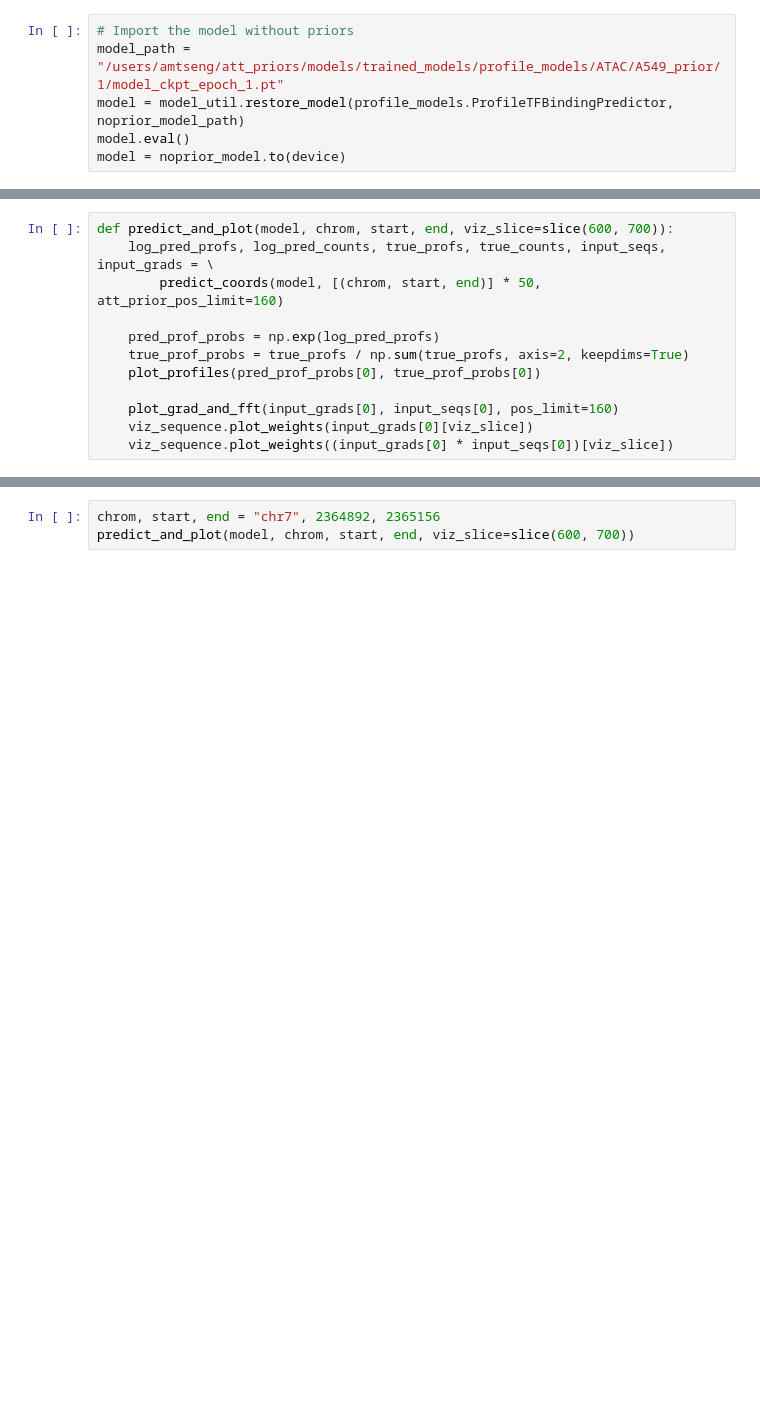
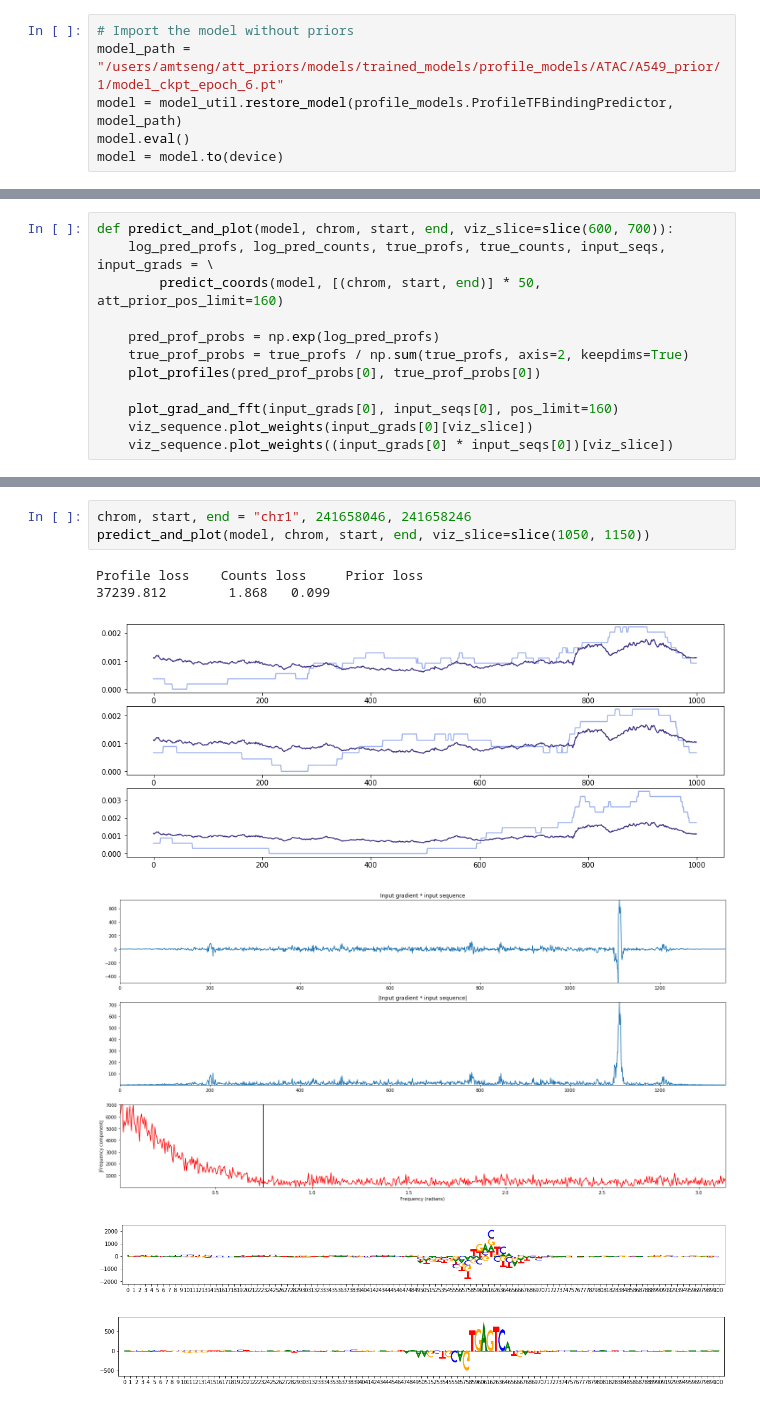
Before and after one commit to austintwang/att_priors, a Jupyter notebook: notebooks/atac_view_predictions.ipynb, the cells around one changed output, grey strips where cells are left out. Drawn from its saved outputs; the diff is of its cells as text; blank space fills up the shorter version.

```diff
--- a/notebooks/atac_view_predictions.ipynb
+++ b/notebooks/atac_view_predictions.ipynb
@@ -38,10 +38,10 @@ torch.set_grad_enabled(True)
 device = torch.device("cuda") if torch.cuda.is_available() else torch.device("cpu")
 # %%
 # Import the model without priors
-model_path = "/users/amtseng/att_priors/models/trained_models/profile_models/ATAC/A549_prior/1/model_ckpt_epoch_1.pt"
-model = model_util.restore_model(profile_models.ProfileTFBindingPredictor, noprior_model_path)
+model_path = "/users/amtseng/att_priors/models/trained_models/profile_models/ATAC/A549_prior/1/model_ckpt_epoch_6.pt"
+model = model_util.restore_model(profile_models.ProfileTFBindingPredictor, model_path)
 model.eval()
-model = noprior_model.to(device)
+model = model.to(device)
 # %% [markdown]
 ### Data preparation
 Use classes from `make_profile_dataset` to prepare positive and negative inputs.
@@ -193,5 +193,12 @@ pos_coords_table.sample(5)
 | 27878 | chr17 | 77449939 | 77450147 | atacseq_170613.t0_rep1.dedup.mask... | 22 | . | 2.65625 | 4.29447 | 2.25095 | 71 |
 | 59625 | chr8 | 28385900 | 28386866 | atacseq_170613.t0_rep1.dedup.mask... | 266 | . | 7.34463 | 29.73138 | 26.69077 | 283 |
 # %%
-chrom, start, end = "chr7", 2364892, 2365156
-predict_and_plot(model, chrom, start, end, viz_slice=slice(600, 700))
+chrom, start, end = "chr1", 241658046, 241658246
+predict_and_plot(model, chrom, start, end, viz_slice=slice(1050, 1150))
+# %% [output]
+Profile loss    Counts loss     Prior loss
+37239.812        1.868   0.099
+[figure, added]
+[figure, added]
+[figure, added]
+[figure, added]
```
Also changed, not shown: parts of 1 cell of this notebook, 1 other file.
